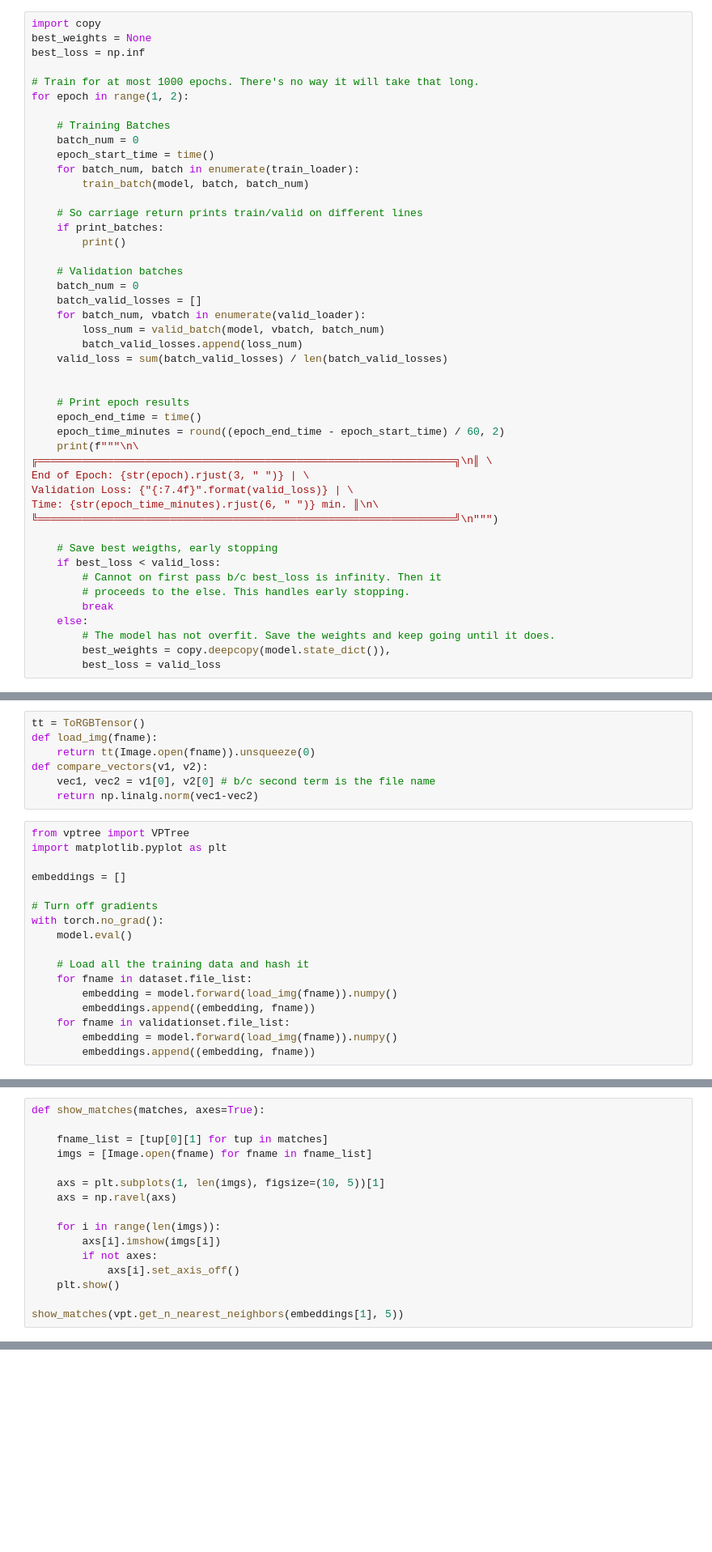
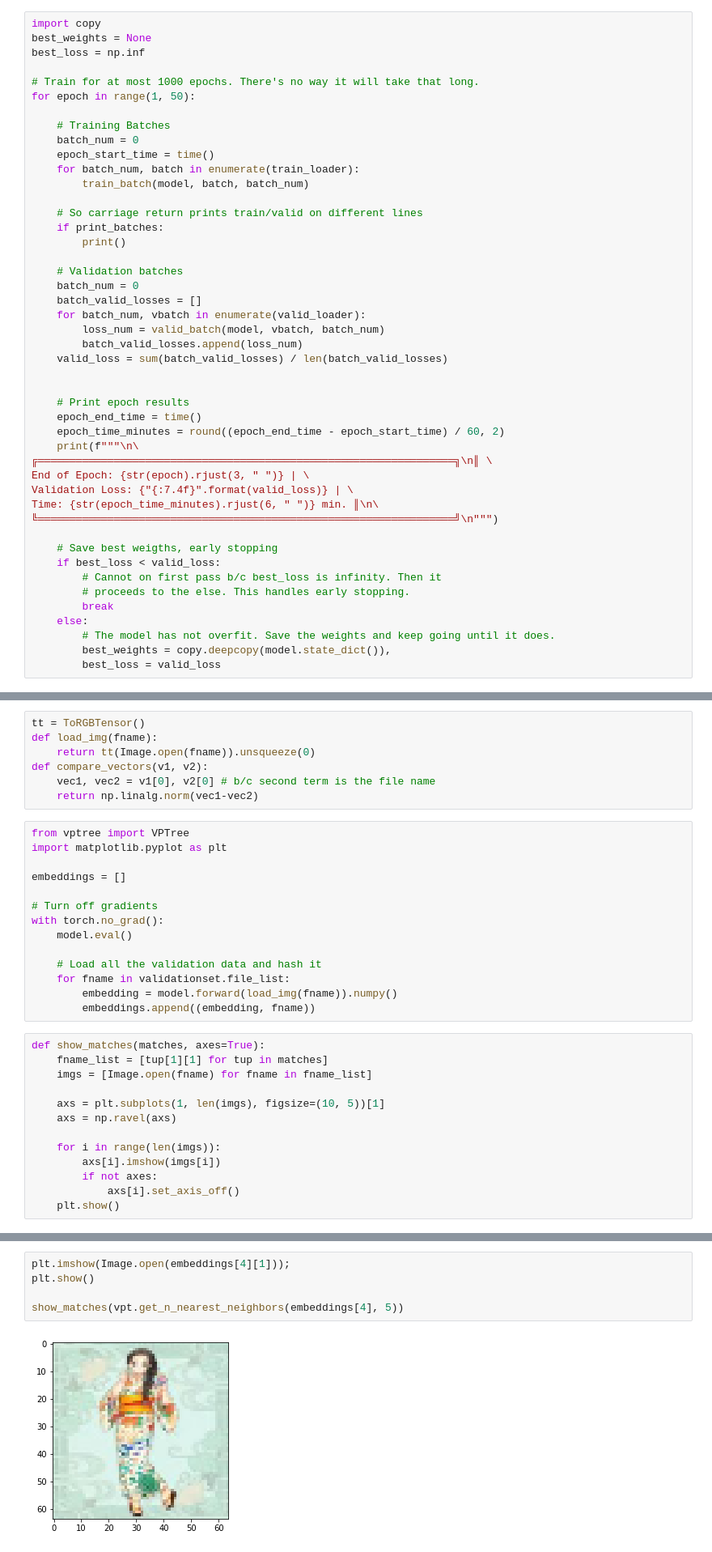
Before and after one commit to Aaron-Pazdera/ML-ImageHash, a Jupyter notebook: N-Tuplet Loss.ipynb, the cells around one changed output, grey strips where cells are left out. Shown at 81% size. Cells and saved outputs as stored; diff of their text form; blank space fills up the shorter version.

Commit message:
Finished Vantage Point visualization

```diff
--- a/N-Tuplet Loss.ipynb
+++ b/N-Tuplet Loss.ipynb
@@ -241,7 +241,7 @@ best_weights = None
 best_loss = np.inf
 
 # Train for at most 1000 epochs. There's no way it will take that long.
-for epoch in range(1, 2):
+for epoch in range(1, 50):
 
     # Training Batches
     batch_num = 0
@@ -331,13 +323,23 @@ embeddings = []
 with torch.no_grad():
     model.eval()
 
-    # Load all the training data and hash it
-    for fname in dataset.file_list:
-        embedding = model.forward(load_img(fname)).numpy()
-        embeddings.append((embedding, fname))
+    # Load all the validation data and hash it
     for fname in validationset.file_list:
         embedding = model.forward(load_img(fname)).numpy()
         embeddings.append((embedding, fname))
+# %%
+def show_matches(matches, axes=True):
+    fname_list = [tup[1][1] for tup in matches]
+    imgs = [Image.open(fname) for fname in fname_list]
+
+    axs = plt.subplots(1, len(imgs), figsize=(10, 5))[1]
+    axs = np.ravel(axs)
+
+    for i in range(len(imgs)):
+        axs[i].imshow(imgs[i])
+        if not axes:
+            axs[i].set_axis_off()
+    plt.show()
 # %%
 # Construct a vantage point tree for efficient nearest neighbor lookup
 vpt = VPTree(embeddings, compare_vectors)
@@ -346,16 +345,0 @@ vpt = VPTree(embeddings, compare_vectors)
-# %%
-def show_matches(matches, axes=True):
-
-    fname_list = [tup[0][1] for tup in matches]
-    imgs = [Image.open(fname) for fname in fname_list]
-
-    axs = plt.subplots(1, len(imgs), figsize=(10, 5))[1]
-    axs = np.ravel(axs)
-
-    for i in range(len(imgs)):
-        axs[i].imshow(imgs[i])
-        if not axes:
-            axs[i].set_axis_off()
-    plt.show()
-
-show_matches(vpt.get_n_nearest_neighbors(embeddings[1], 5))
@@ -365,0 +346,7 @@ print(opt.state.keys)
+# %%
+plt.imshow(Image.open(embeddings[4][1]));
+plt.show()
+
+show_matches(vpt.get_n_nearest_neighbors(embeddings[4], 5))
+# %% [output]
+[figure, added]
```
Also changed, not shown: parts of 7 cells of this notebook, 1 other file.
